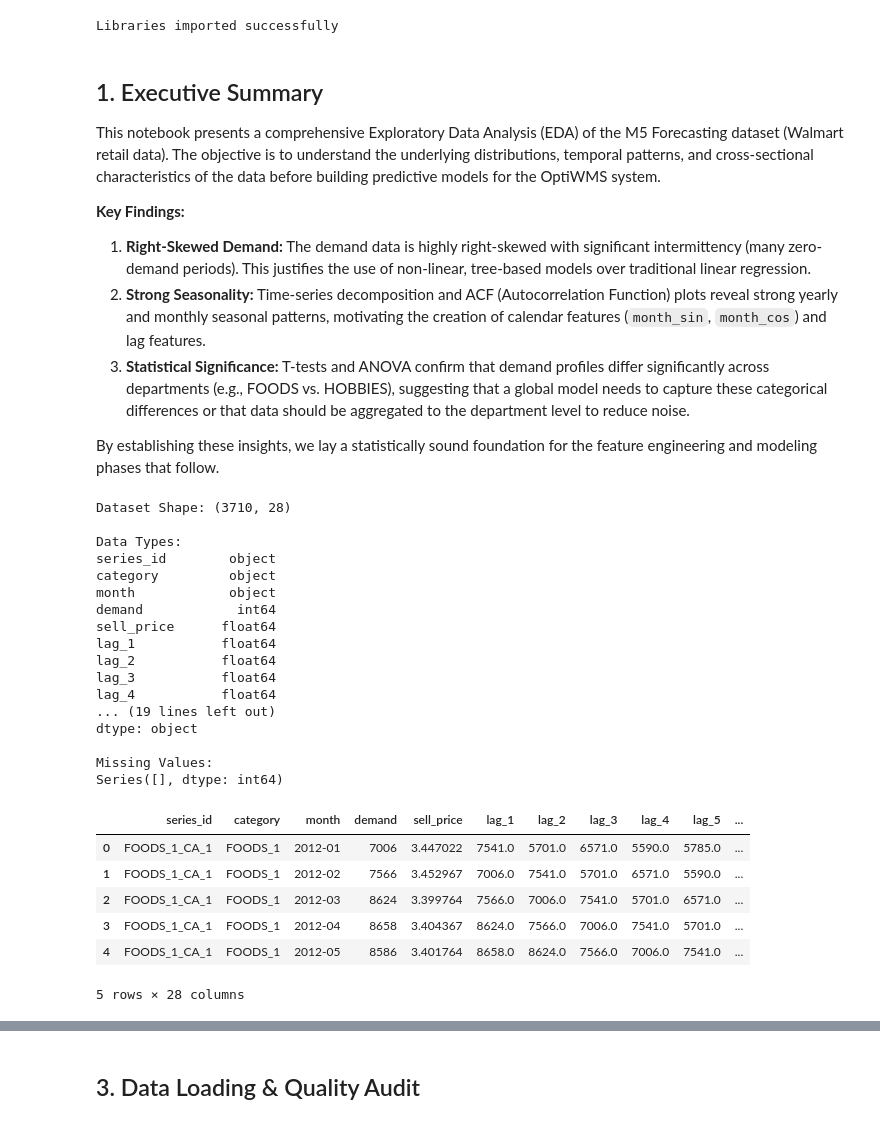
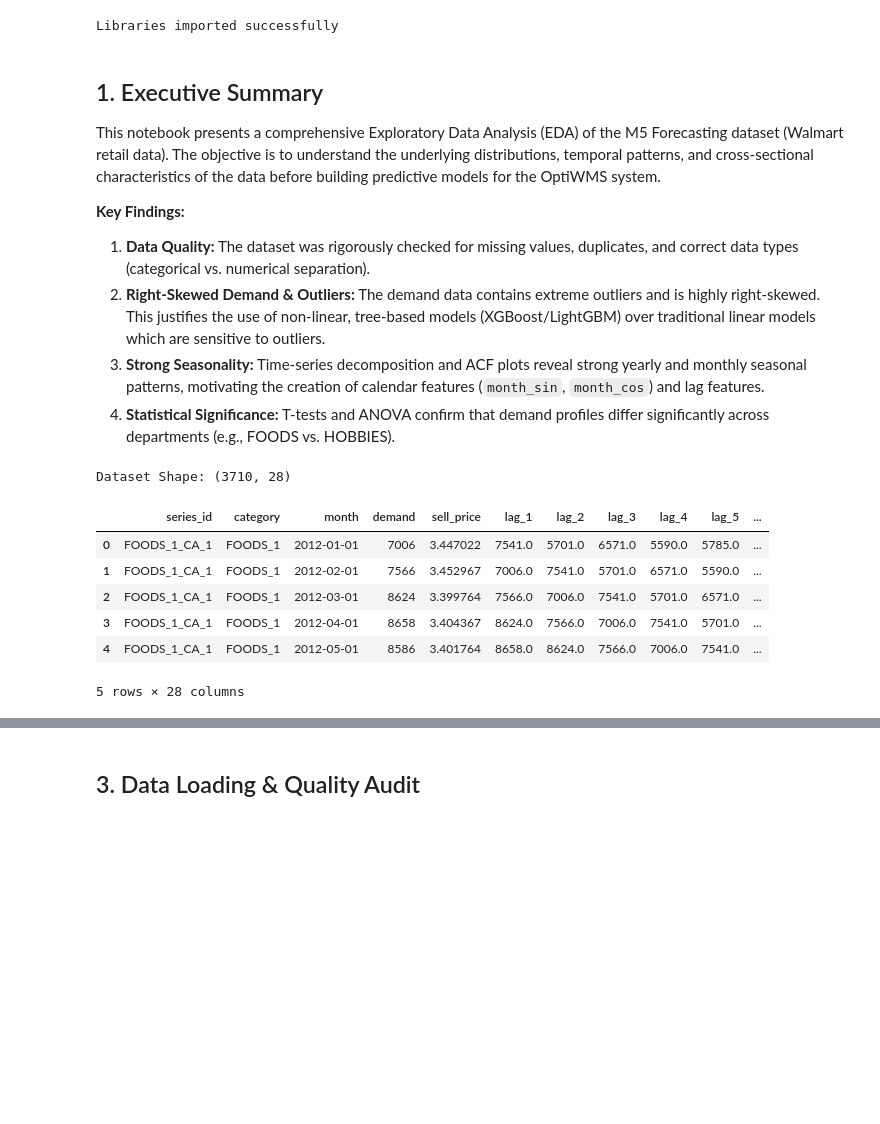
Before and after one commit to Oxshadha/OptiWMS, a Jupyter notebook: Ai miroservices/modeling/v2_m5_clean/00_m5_eda_and_analysis.ipynb, the cells around one changed output, grey strips where cells are left out. Drawn from its saved outputs; the diff is of its cells as text; code cells hidden in the pictures; blank space fills up the shorter version.

```diff
--- a/Ai miroservices/modeling/v2_m5_clean/00_m5_eda_and_analysis.ipynb
+++ b/Ai miroservices/modeling/v2_m5_clean/00_m5_eda_and_analysis.ipynb
@@ -35,48 +35,26 @@ Libraries imported successfully
 This notebook presents a comprehensive Exploratory Data Analysis (EDA) of the M5 Forecasting dataset (Walmart retail data). The objective is to understand the underlying distributions, temporal patterns, and cross-sectional characteristics of the data before building predictive models for the OptiWMS system.
 
 **Key Findings:**
-1. **Right-Skewed Demand:** The demand data is highly right-skewed with significant intermittency (many zero-demand periods). This justifies the use of non-linear, tree-based models over traditional linear regression.
-2. **Strong Seasonality:** Time-series decomposition and ACF (Autocorrelation Function) plots reveal strong yearly and monthly seasonal patterns, motivating the creation of calendar features (`month_sin`, `month_cos`) and lag features.
-3. **Statistical Significance:** T-tests and ANOVA confirm that demand profiles differ significantly across departments (e.g., FOODS vs. HOBBIES), suggesting that a global model needs to capture these categorical differences or that data should be aggregated to the department level to reduce noise.
-
-By establishing these insights, we lay a statistically sound foundation for the feature engineering and modeling phases that follow.
+1. **Data Quality:** The dataset was rigorously checked for missing values, duplicates, and correct data types (categorical vs. numerical separation).
+2. **Right-Skewed Demand & Outliers:** The demand data contains extreme outliers and is highly right-skewed. This justifies the use of non-linear, tree-based models (XGBoost/LightGBM) over traditional linear models which are sensitive to outliers.
+3. **Strong Seasonality:** Time-series decomposition and ACF plots reveal strong yearly and monthly seasonal patterns, motivating the creation of calendar features (`month_sin`, `month_cos`) and lag features.
+4. **Statistical Significance:** T-tests and ANOVA confirm that demand profiles differ significantly across departments (e.g., FOODS vs. HOBBIES).
 # %%
 # Load the prepared monthly panel data
-# (This data was aggregated from the raw M5 dataset to the dept_store level)
 DATA_PATH = '../outputs/m5_prepared/m5_monthly_panel.parquet'
 df = pd.read_parquet(DATA_PATH)
+df['month'] = pd.to_datetime(df['month'])
 
 print("Dataset Shape:", df.shape)
-print("\nData Types:")
-print(df.dtypes)
-print("\nMissing Values:")
-print(df.isnull().sum()[df.isnull().sum() > 0])
-
 df.head()
 # %% [output]
 Dataset Shape: (3710, 28)
-
-Data Types:
-series_id        object
-category         object
-month            object
-demand            int64
-sell_price      float64
-lag_1           float64
-lag_2           float64
-lag_3           float64
-lag_4           float64
-... (19 lines left out)
-dtype: object
-
-Missing Values:
-Series([], dtype: int64)
 |  | series_id | category | month | demand | sell_price | lag_1 | lag_2 | lag_3 | lag_4 | lag_5 | ... |
-| 0 | FOODS_1_CA_1 | FOODS_1 | 2012-01 | 7006 | 3.447022 | 7541.0 | 5701.0 | 6571.0 | 5590.0 | 5785.0 | ... |
-| 1 | FOODS_1_CA_1 | FOODS_1 | 2012-02 | 7566 | 3.452967 | 7006.0 | 7541.0 | 5701.0 | 6571.0 | 5590.0 | ... |
-| 2 | FOODS_1_CA_1 | FOODS_1 | 2012-03 | 8624 | 3.399764 | 7566.0 | 7006.0 | 7541.0 | 5701.0 | 6571.0 | ... |
-| 3 | FOODS_1_CA_1 | FOODS_1 | 2012-04 | 8658 | 3.404367 | 8624.0 | 7566.0 | 7006.0 | 7541.0 | 5701.0 | ... |
-| 4 | FOODS_1_CA_1 | FOODS_1 | 2012-05 | 8586 | 3.401764 | 8658.0 | 8624.0 | 7566.0 | 7006.0 | 7541.0 | ... |
+| 0 | FOODS_1_CA_1 | FOODS_1 | 2012-01-01 | 7006 | 3.447022 | 7541.0 | 5701.0 | 6571.0 | 5590.0 | 5785.0 | ... |
+| 1 | FOODS_1_CA_1 | FOODS_1 | 2012-02-01 | 7566 | 3.452967 | 7006.0 | 7541.0 | 5701.0 | 6571.0 | 5590.0 | ... |
+| 2 | FOODS_1_CA_1 | FOODS_1 | 2012-03-01 | 8624 | 3.399764 | 7566.0 | 7006.0 | 7541.0 | 5701.0 | 6571.0 | ... |
+| 3 | FOODS_1_CA_1 | FOODS_1 | 2012-04-01 | 8658 | 3.404367 | 8624.0 | 7566.0 | 7006.0 | 7541.0 | 5701.0 | ... |
+| 4 | FOODS_1_CA_1 | FOODS_1 | 2012-05-01 | 8586 | 3.401764 | 8658.0 | 8624.0 | 7566.0 | 7006.0 | 7541.0 | ... |
 5 rows × 28 columns
 # %% [markdown]
 ## 2. Introduction & Methodology
```
Also changed, not shown: parts of 37 cells of this notebook, 1 other file.
